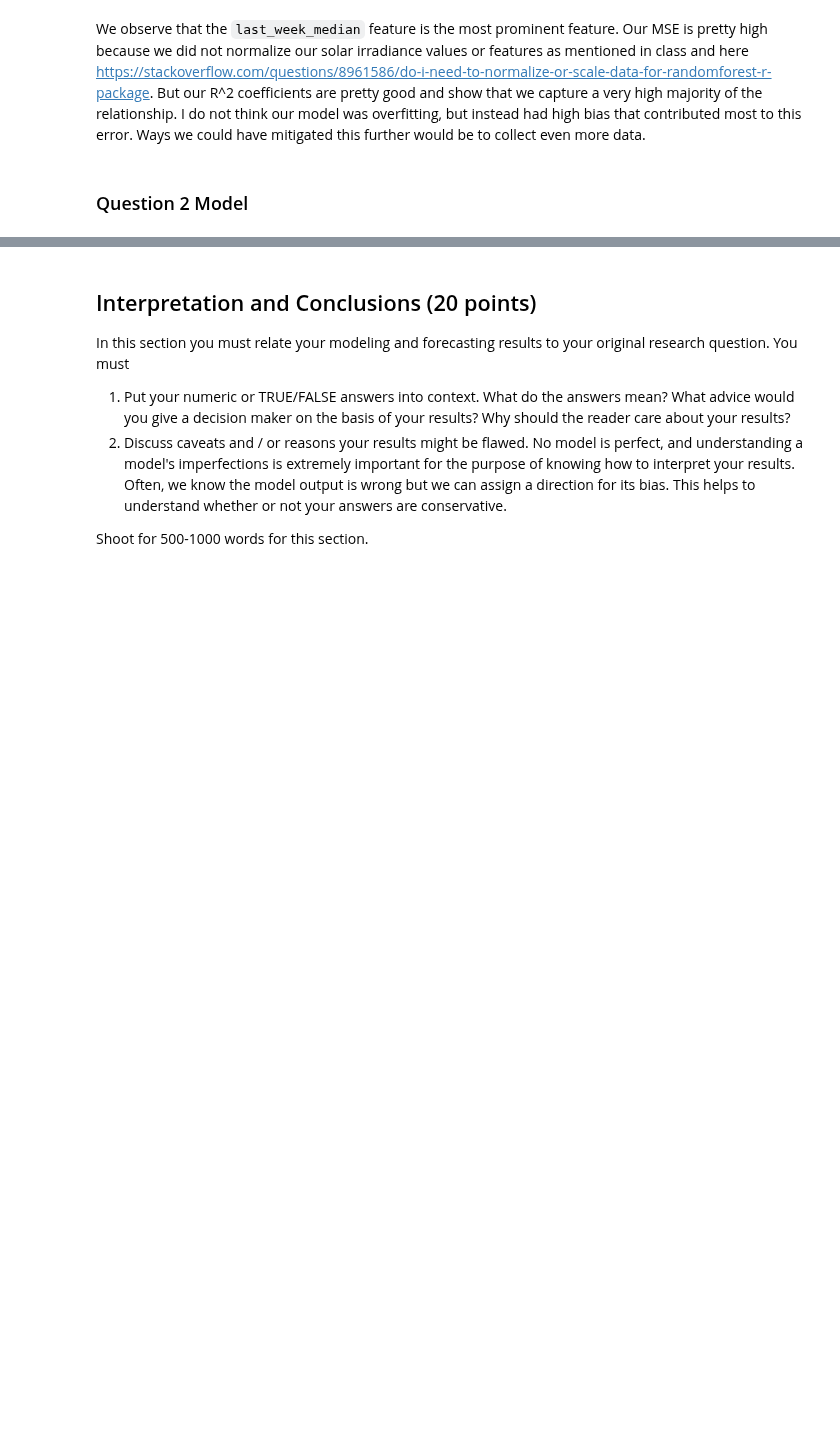
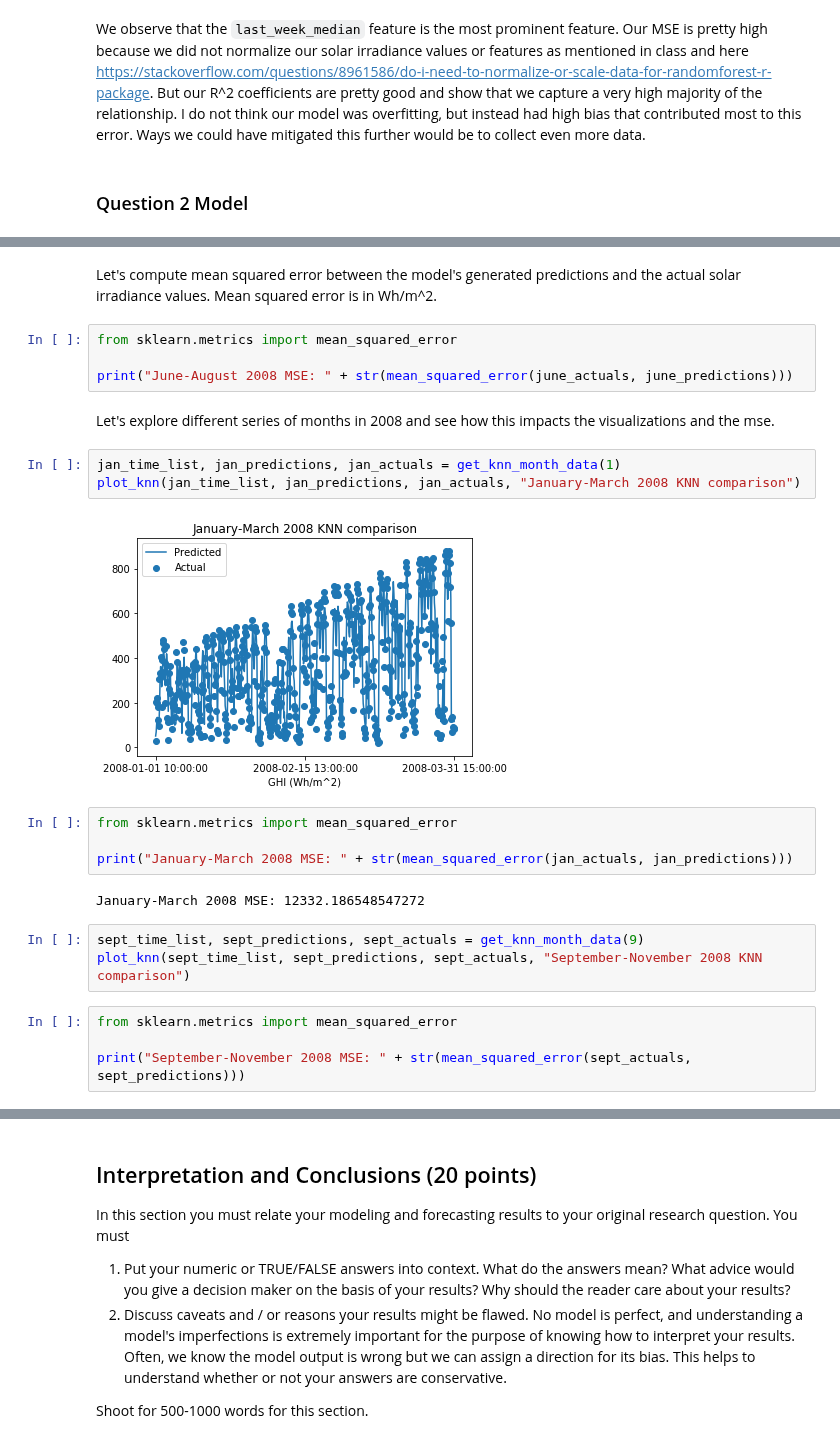
Before and after one commit to jackcsullivan/ER190C_final_proj, a Jupyter notebook: Copy_FinalProject.ipynb, the cells around one changed output, grey strips where cells are left out. Drawn from its saved outputs; the diff is of its cells as text; blank space fills up the shorter version.

```diff
--- a/Copy_FinalProject.ipynb
+++ b/Copy_FinalProject.ipynb
@@ -641,0 +730,26 @@
+# %% [markdown]
+Let's compute mean squared error between the model's generated predictions and the actual solar irradiance values. Mean squared error is in Wh/m^2.
+# %%
+from sklearn.metrics import mean_squared_error
+
+print("June-August 2008 MSE: " + str(mean_squared_error(june_actuals, june_predictions)))
+# %% [markdown]
+Let's explore different series of months in 2008 and see how this impacts the visualizations and the mse.
+# %%
+jan_time_list, jan_predictions, jan_actuals = get_knn_month_data(1)
+plot_knn(jan_time_list, jan_predictions, jan_actuals, "January-March 2008 KNN comparison")
+# %% [output]
+[figure, added]
+# %%
+from sklearn.metrics import mean_squared_error
+
+print("January-March 2008 MSE: " + str(mean_squared_error(jan_actuals, jan_predictions)))
+# %% [output]
+January-March 2008 MSE: 12332.186548547272
+# %%
+sept_time_list, sept_predictions, sept_actuals = get_knn_month_data(9)
+plot_knn(sept_time_list, sept_predictions, sept_actuals, "September-November 2008 KNN comparison")
+# %%
+from sklearn.metrics import mean_squared_error
+
+print("September-November 2008 MSE: " + str(mean_squared_error(sept_actuals, sept_predictions)))
```
Also changed, not shown: parts of 17 cells of this notebook.
